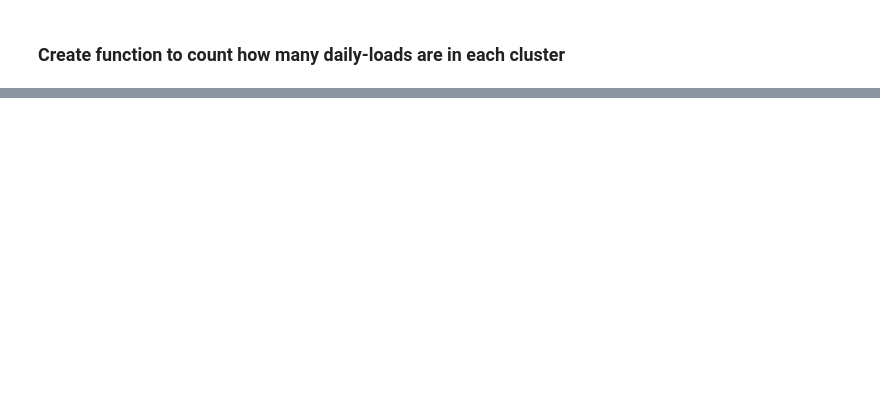
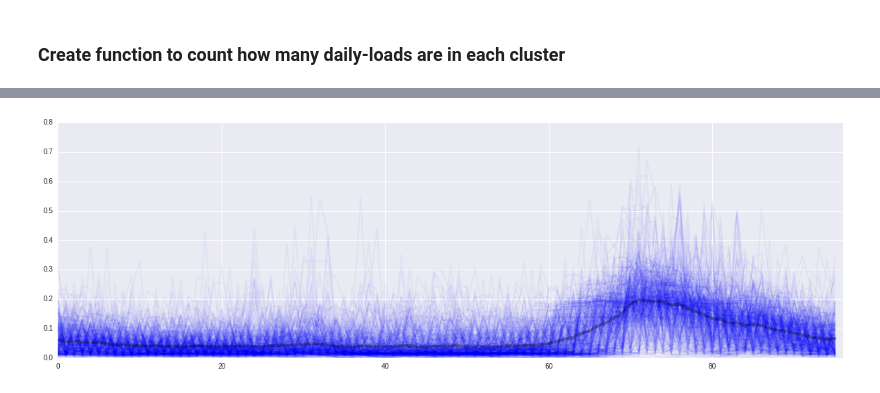
Before and after one commit to lucianoviola/energy_clustering, a Jupyter notebook: load_clustering.ipynb, the cells around one changed output, grey strips where cells are left out. Drawn from its saved outputs; the diff is of its cells as text; code cells hidden in the pictures; blank space fills up the shorter version.

```diff
--- a/load_clustering.ipynb
+++ b/load_clustering.ipynb
@@ -240,0 +242,16 @@ plt.show()
+# %%
+# Cluster 3
+all_data = []
+for x,y in zip(load_data_scaled,prediction):
+        if y == 3:
+            all_data.append(x)
+            plt.plot(x,alpha=0.04,color="blue")
+            plt.ylim(0,0.8)
+            plt.xlim(0,96)
+
+all_data_array = np.array(all_data)
+mean3 = all_data_array.mean(axis=0)
+plt.plot(mean3, alpha=0.3, color="black",linewidth=4)
+plt.show()
+# %% [output]
+[figure, added]
```
Also changed, not shown: parts of 21 cells of this notebook.
